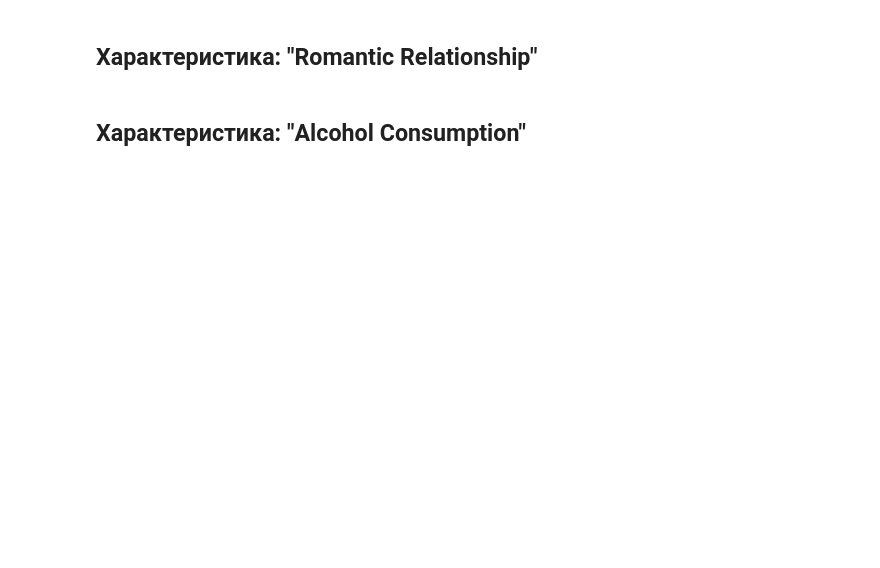
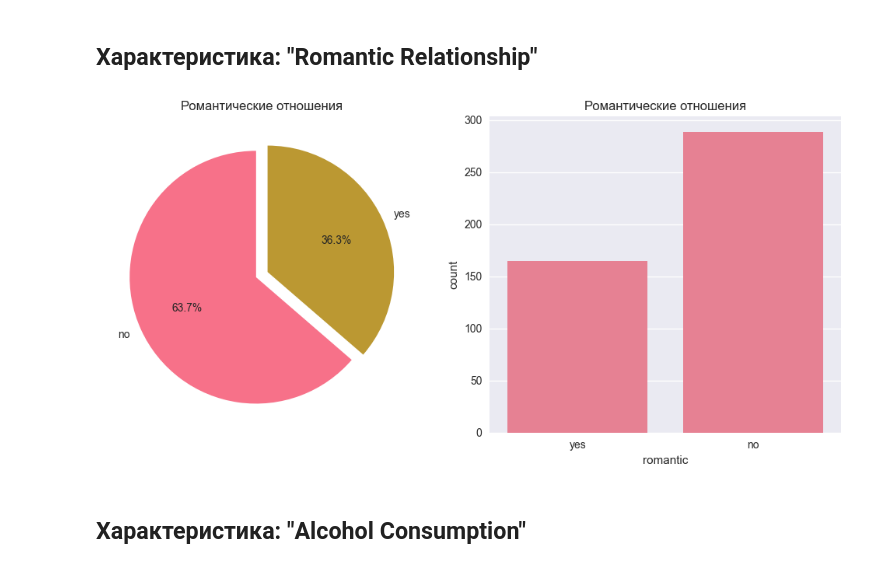
Before and after one commit to UmbrellaLeaf5/machine_learning, a Jupyter notebook: homeworks/hw1/hw_1_EDA.ipynb, the cells around one changed output. Cells and saved outputs as stored; diff of their text form; code cells hidden in the pictures; blank space fills up the shorter version.

```diff
--- a/homeworks/hw1/hw_1_EDA.ipynb
+++ b/homeworks/hw1/hw_1_EDA.ipynb
@@ -52,4 +136,27 @@ __Основной критерий оценивания__ - читаемост
 # %% [markdown]
 ## Характеристика: "Romantic Relationship"
+# %%
+# Круговая диаграмма для романтических отношений
+plt.figure(figsize=(10, 5))
+
+plt.subplot(1, 2, 1)
+romantic_counts = X_train["romantic"].value_counts()
+plt.pie(
+  romantic_counts.values,
+  labels=romantic_counts.index,
+  autopct="%1.1f%%",
+  startangle=90,
+  explode=(0.05, 0.05),
+)
+plt.title("Романтические отношения")
+
+plt.subplot(1, 2, 2)
+sns.countplot(data=X_train, x="romantic")
+plt.title("Романтические отношения")
+
+plt.tight_layout()
+plt.show()
+# %% [output]
+[figure, added]
 # %% [markdown]
 ## Характеристика: "Alcohol Consumption"
```
Also changed, not shown: parts of 32 cells of this notebook, 2 other files.
